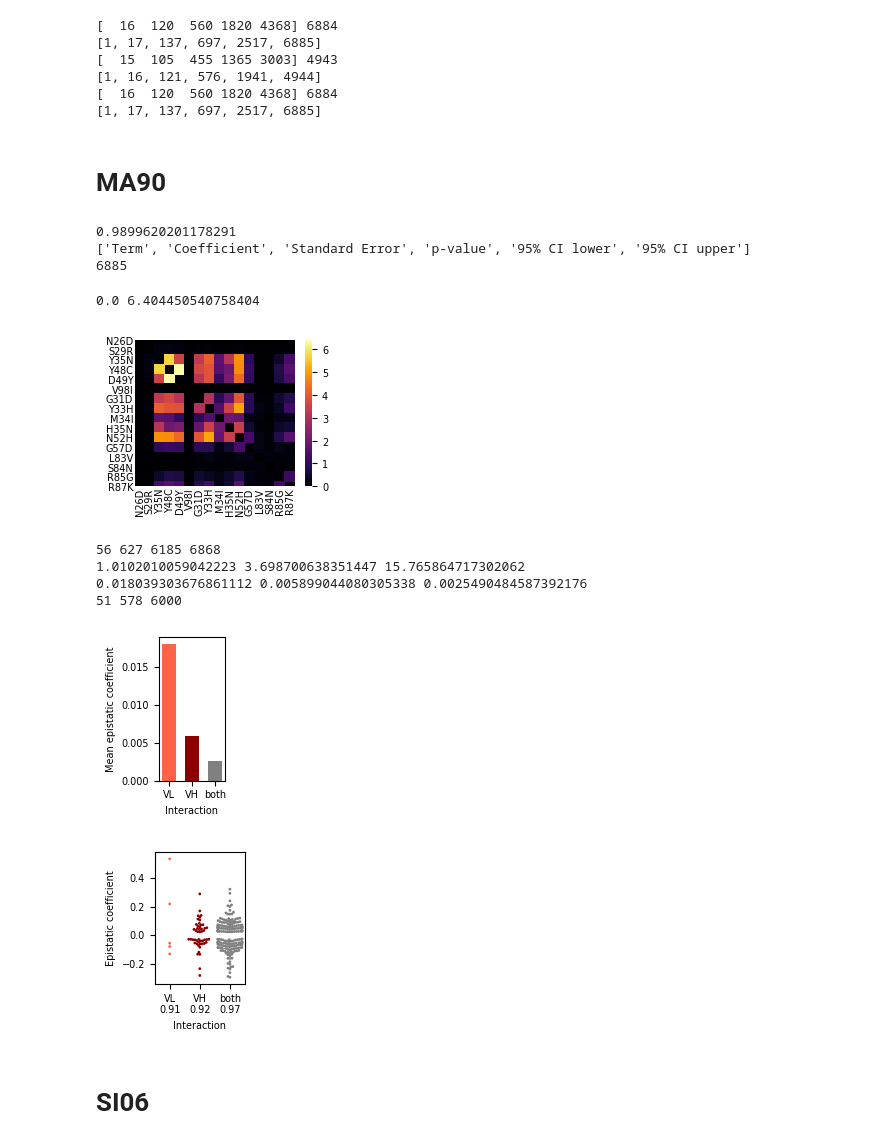
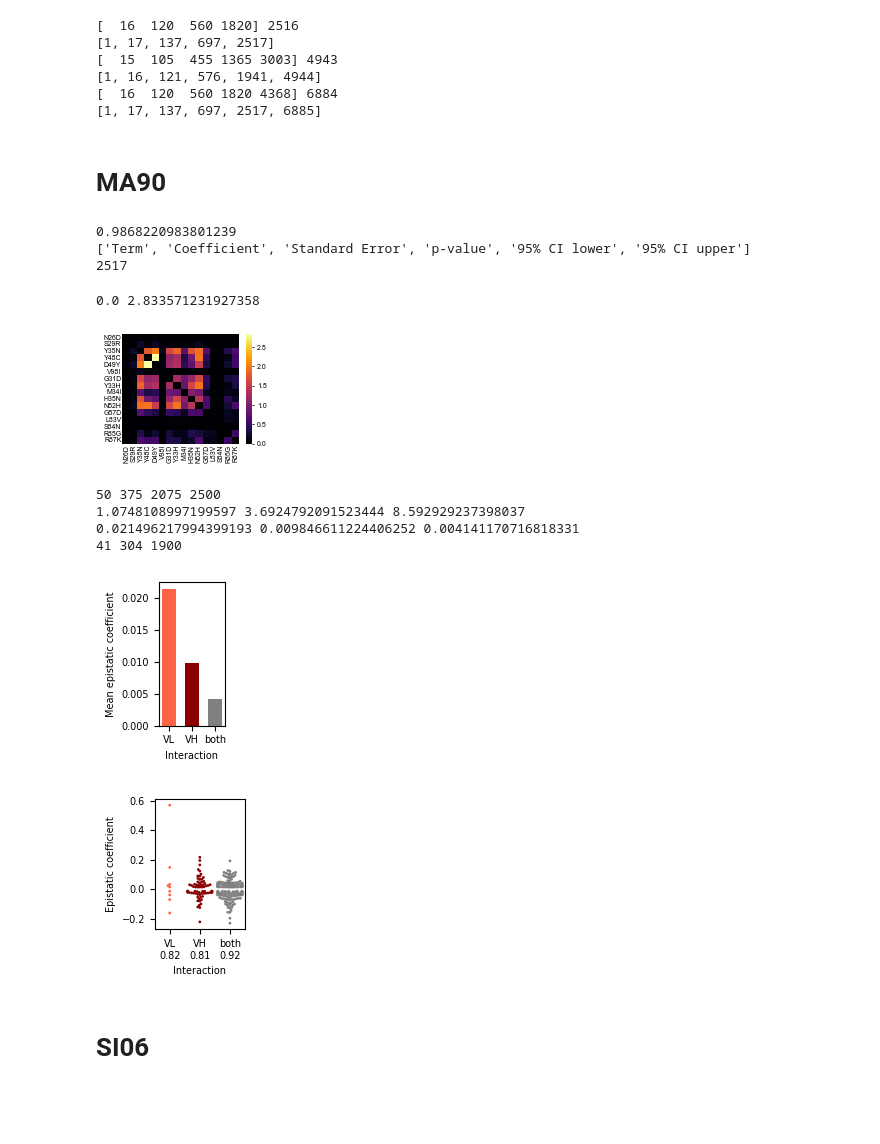
Before and after one commit to Ctharp17/CH65-comblib, a Jupyter notebook: Figures/Epistasis_figures/plot_highorder_biochemical_coefs_CH65.ipynb, the cells around one changed output. Cells and saved outputs as stored; diff of their text form; code cells hidden in the pictures; blank space fills up the shorter version.

```diff
--- a/Figures/Epistasis_figures/plot_highorder_biochemical_coefs_CH65.ipynb
+++ b/Figures/Epistasis_figures/plot_highorder_biochemical_coefs_CH65.ipynb
@@ -34,7 +34,7 @@ def truncate_colormap(cmap, minval=0.0, maxval=1.0, n=100):
 # %%
 # set some things
 num_mutations_MA = 16
-order_MA = 5
+order_MA = 4
 num_term_list_MA = np.array([int(comb(num_mutations_MA,i)) for i in range(1,order_MA+1)])
 total_params_MA = sum(num_term_list_MA)
 order_start_indices_MA = list(np.cumsum(num_term_list_MA)+1)
@@ -70,8 +70,8 @@ G189E_color = 'powderblue'
 
 ep_type = 'biochem'
 # %% [output]
-[  16  120  560 1820 4368] 6884
-[1, 17, 137, 697, 2517, 6885]
+[  16  120  560 1820] 2516
+[1, 17, 137, 697, 2517]
 [  15  105  455 1365 3003] 4943
 [1, 16, 121, 576, 1941, 4944]
 [  16  120  560 1820 4368] 6884
@@ -86,7 +86,7 @@ names_MA = []
 sig_MA = np.full((total_params_MA+1),0)
 cis_MA = np.zeros((total_params_MA+1,2))
 
-with open('../../Epistasis_Inference/MA90/biochemical/CH65_MA90_'+str(order_MA)+'order_biochem.txt','r') as readfile:
+with open('../../Epistasis_Inference/MA90/biochemical/CH65_MA90_102022_'+str(order_MA)+'order_biochem.txt','r') as readfile:
     coef_reader = csv.reader(readfile,delimiter='\t')
     num_params = int(next(coef_reader)[-1])
     r2_train = float(next(coef_reader)[-1])
@@ -107,9 +107,9 @@ with open('../../Epistasis_Inference/MA90/biochemical/CH65_MA90_'+str(order_MA)+
 
 print(len(coefs_MA))
 # %% [output]
-0.9899620201178291
+0.9868220983801239
 ['Term', 'Coefficient', 'Standard Error', 'p-value', '95% CI lower', '95% CI upper']
-6885
+2517
 # %%
 # initialize matrices to store values
 
@@ -148,8 +148,8 @@ plt.tight_layout()
 plt.savefig('images/CH65_MA_2andup_biochem_total_'+ep_type+'.pdf')
 plt.show()
 # %% [output]
-0.0 6.404450540758404
+0.0 2.833571231927358
-[figure, old version]
+[figure, new version]
 # %%
 # define variables
 light_ep = 0
@@ -165,11 +165,11 @@ light_chain = [0,1,2,3,4,5]
 heavy_chain = [6,7,8,9,10,11,12,13,14,15]
 
 #calculate total number of possible interactions within and between chains for normalization
-num_term_list_light = np.array([int(comb(6,i)) for i in range(1,5+1)])
+num_term_list_light = np.array([int(comb(6,i)) for i in range(1,4+1)])
 light_N = sum(num_term_list_light)-len(light_chain)
-num_term_list_heavy = np.array([int(comb(10,i)) for i in range(1,5+1)])
+num_term_list_heavy = np.array([int(comb(10,i)) for i in range(1,4+1)])
 heavy_N = sum(num_term_list_heavy)-len(heavy_chain)
-num_term_list_total = np.array([int(comb(16,i)) for i in range(1,5+1)])
+num_term_list_total = np.array([int(comb(16,i)) for i in range(1,4+1)])
 total_N = sum(num_term_list_total)-16
 between_N = total_N - light_N - heavy_N
 print(light_N,heavy_N,between_N,total_N)
@@ -203,38 +203,38 @@ for i in range(1,len(coefs_MA)):
         else:
             if sig_MA[i]:
                 between_ep += np.abs(coefs_MA[i])
                 between_int.append(coefs_MA[i])
             else:
                 between_ct+=1
 
 #normalize by total number of possible interactions
 light_ep_norm = light_ep/light_N
 heavy_ep_norm = heavy_ep/heavy_N
 between_ep_norm = between_ep/between_N
 light_per = light_ct/light_N
 heavy_per = heavy_ct/heavy_N
 between_per = between_ct/between_N
 
 print(light_ep,heavy_ep,between_ep)
 toplot =[light_ep_norm,heavy_ep_norm,between_ep_norm]
 print(light_ep_norm,heavy_ep_norm,between_ep_norm)
 print(light_ct,heavy_ct,between_ct)
 
 sns.set_style({"axes.facecolor": "w"})
 plt.figure(figsize=(1.4,2))
 plt.bar(range(1,4),toplot,width=0.6,color=('tomato','darkred','gray'),label='MA90')
 plt.ylabel('Mean epistatic coefficient')
 plt.xlabel('Interaction')
 plt.xticks([1,2,3],['VL','VH','both'])
 plt.tight_layout()
 plt.savefig('images/CH65_MA_ep_chains.pdf',transparent=True)
 plt.show()
 # %% [output]
-56 627 6185 6868
-1.0102010059042223 3.698700638351447 15.765864717302062
-0.018039303676861112 0.005899044080305338 0.0025490484587392176
-51 578 6000
+50 375 2075 2500
+1.0748108997199597 3.6924792091523444 8.592929237398037
+0.021496217994399193 0.009846611224406252 0.004141170716818331
+41 304 1900
-[figure, old version]
+[figure, new version]
 # %%
 l = {'light': light_int}
 h = {'heavy': heavy_int}
@@ -254,7 +254,7 @@ plt.tight_layout()
 plt.savefig('images/CH65_MA_ep_chains_box.pdf',transparent=True)
 plt.show()
 # %% [output]
-[figure, old version]
+[figure, new version]
 # %% [markdown]
 # SI06
 # %%
```
Also changed, not shown: parts of 8 cells of this notebook, 19 other files.
